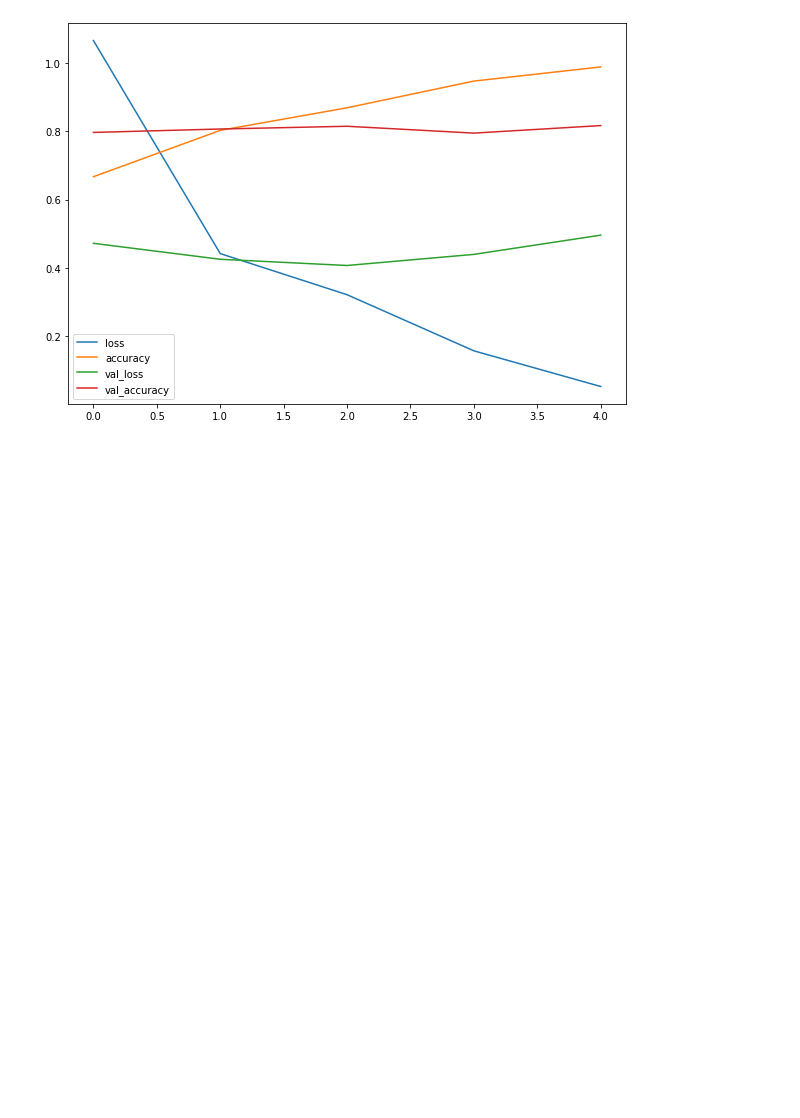
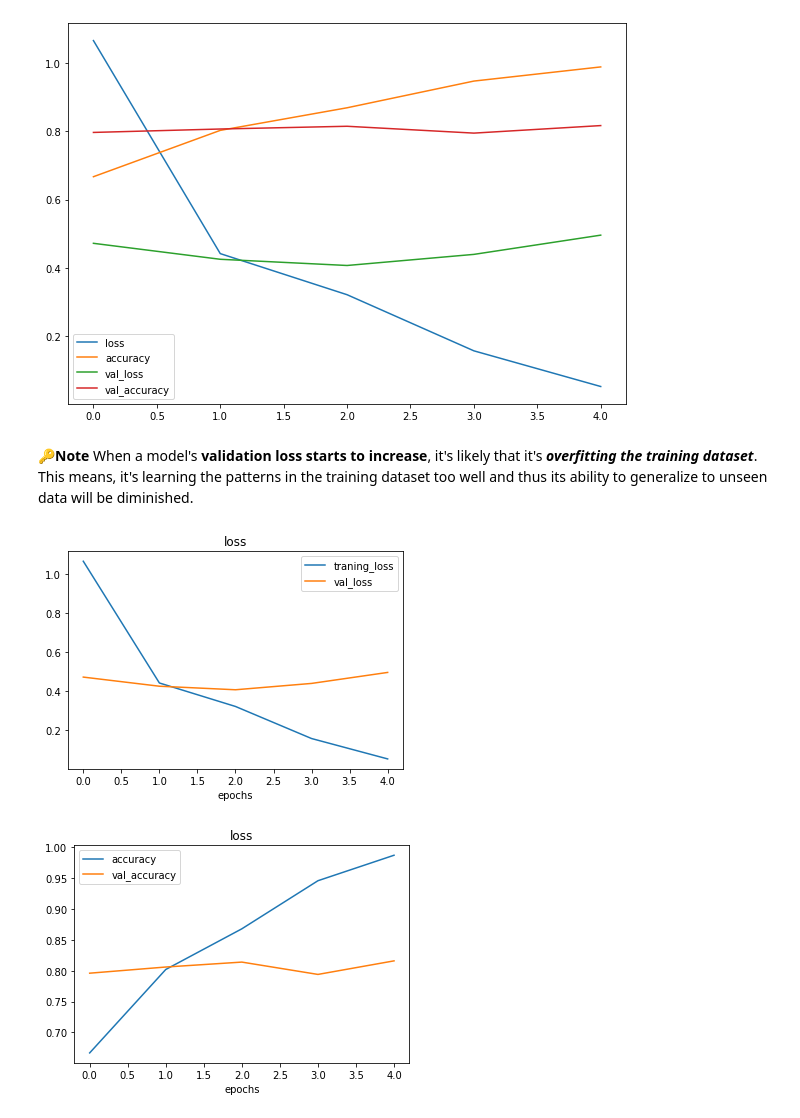
Before and after one commit to Henil21/Intro_to_computer_vision_and_CNN, a Jupyter notebook: Computer_vision_CNN_in_tensorflow.ipynb, the cells around one changed output. Drawn from its saved outputs; the diff is of its cells as text; code cells hidden in the pictures; blank space fills up the shorter version.

```diff
--- a/Computer_vision_CNN_in_tensorflow.ipynb
+++ b/Computer_vision_CNN_in_tensorflow.ipynb
@@ -518,3 +518,36 @@ pd.DataFrame(history_4.history).plot(figsize=(10,7))
 # %% [output]
 <matplotlib.axes._subplots.AxesSubplot at 0x...>
 [figure]
+# %%
+# Plot the validation and traning curves separately
+def plot_loss_curves(history):
+  """
+  return separate loss curves for traning and validation metrics
+  """
+  loss= history.history['loss']
+  val_loss=history.history['val_loss']
+  accuracy=history.history['accuracy']
+  val_accuracy=history.history['val_accuracy']
+  # how many epoch we run
+  epoch=range(len(history.history["loss"]))
+  plt.plot(epoch,loss,label="traning_loss")
+  plt.plot(epoch,val_loss,label="val_loss")
+  plt.title('loss')
+  plt.xlabel('epochs')
+  plt.legend()
+
+
+  plt.figure()
+
+  plt.plot(epoch,accuracy,label="accuracy")
+  plt.plot(epoch,val_accuracy,label="val_accuracy")
+  plt.title('loss')
+  plt.xlabel('epochs')
+  plt.legend()
+# %% [markdown]
+🔑**Note** When a model's  **validation loss starts to increase**, it's likely that it's ***overfitting the training dataset***. This means, it's learning the patterns in the training dataset too well and thus its ability to generalize to unseen data will be diminished.
+# %%
+plot_loss_curves(history_4)
+# %% [output]
+[figure, added]
+[figure, added]
```
